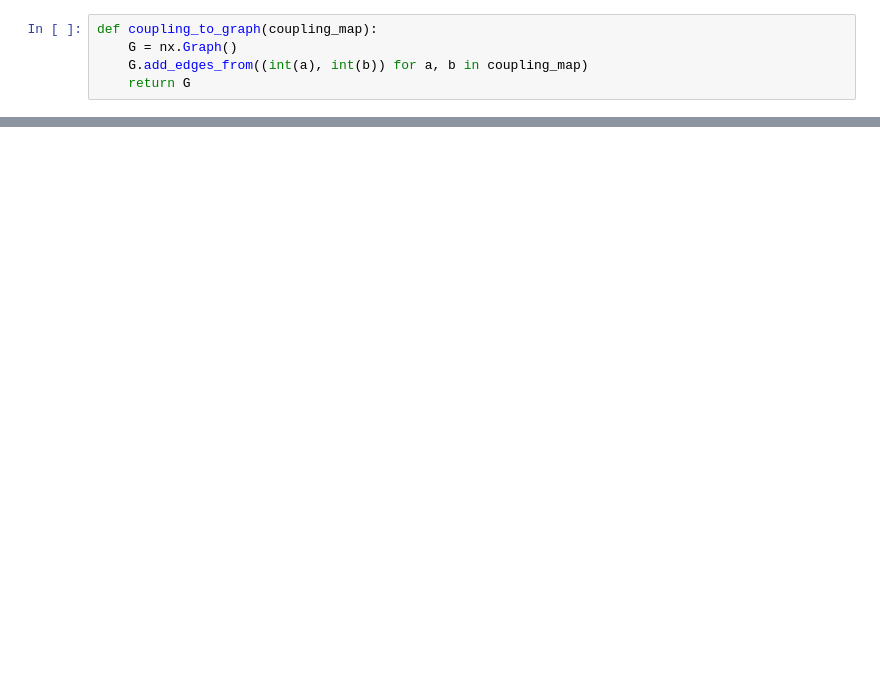
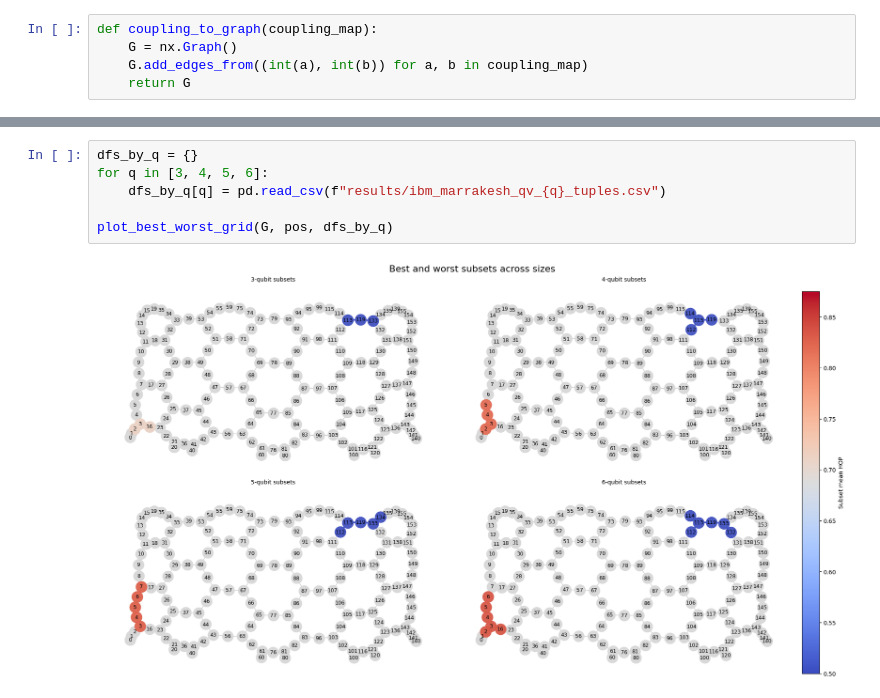
Before and after one commit to kenryhraval/complete-QV-project, a Jupyter notebook: 3_Analyze_Results.ipynb, the cells around one changed output, grey strips where cells are left out. Cells and saved outputs as stored; diff of their text form; blank space fills up the shorter version.

```diff
--- a/3_Analyze_Results.ipynb
+++ b/3_Analyze_Results.ipynb
@@ -85,2 +86,10 @@ plot_qv_success_fraction_grid(G, pos, dfs_by_q)
+# %%
+dfs_by_q = {}
+for q in [3, 4, 5, 6]:
+    dfs_by_q[q] = pd.read_csv(f"results/ibm_marrakesh_qv_{q}_tuples.csv")
+
+plot_best_worst_grid(G, pos, dfs_by_q)
+# %% [output]
+[figure, added]
 # %%
 dfs_by_mode = {
```
Also changed, not shown: parts of 6 cells of this notebook, 12 other files.
